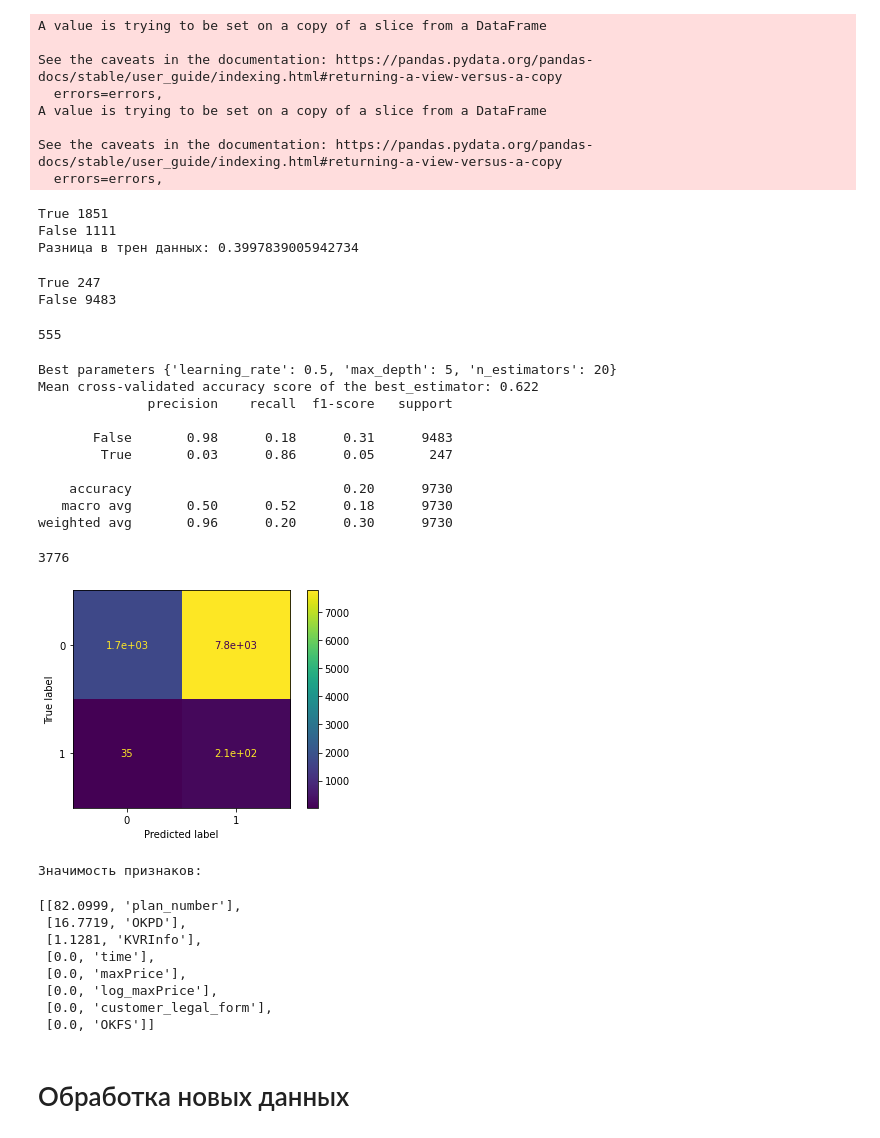
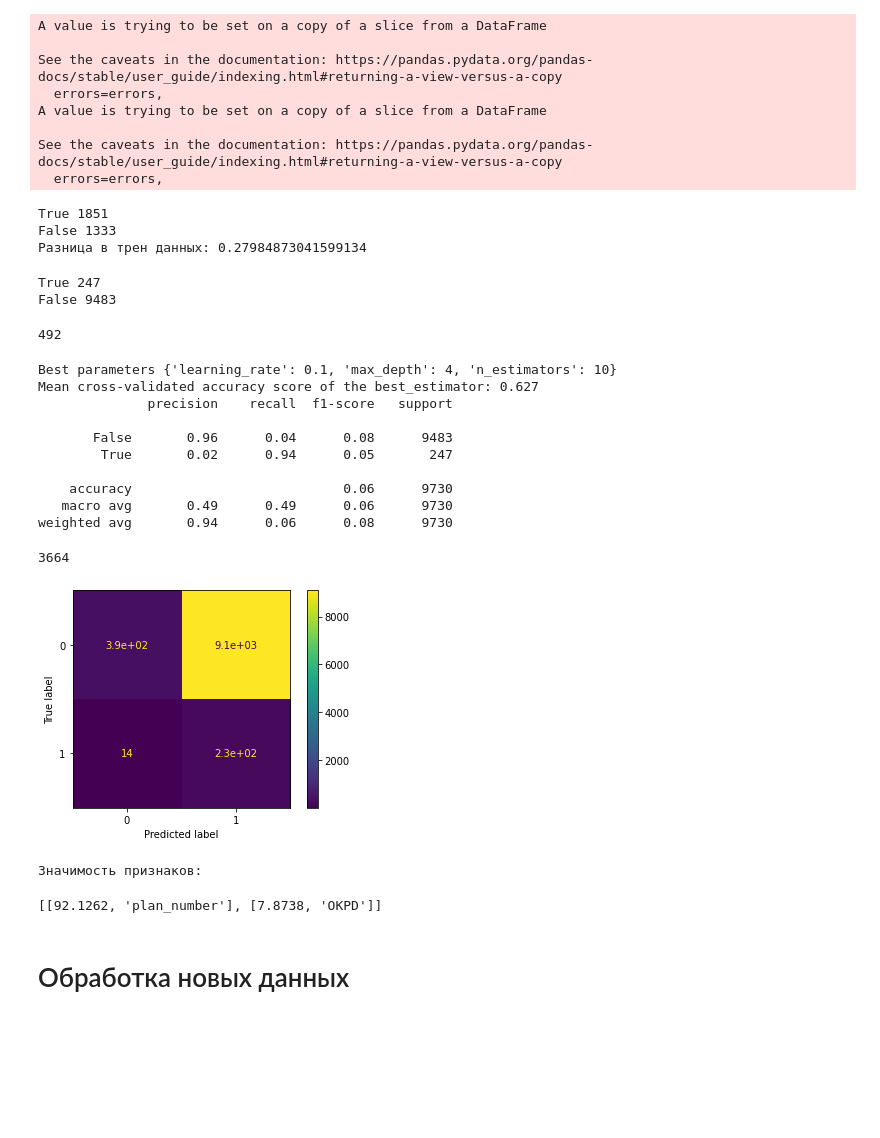
Before and after one commit to danil99152/prediction-of-government-tenders, a Jupyter notebook: auction_prediction.ipynb, the cells around one changed output. Drawn from its saved outputs; the diff is of its cells as text; code cells hidden in the pictures; blank space fills up the shorter version.

```diff
--- a/auction_prediction.ipynb
+++ b/auction_prediction.ipynb
@@ -343,11 +344,8 @@ gc.collect()
 # %%
 cat_var = ['plan_number',
-           'customer_legal_form',
-           'OKFS',
-           'KVRInfo',
            'OKPD']
 # %%
-x = data.drop(['total', 'log_total', 'publicDiscussion'], axis=1)
+x = data.drop(['total', 'log_total', 'publicDiscussion', 'time', 'maxPrice', 'log_maxPrice', 'customer_legal_form', 'OKFS', 'KVRInfo'], axis=1)
 y = data.drop(['plan_number',	'customer_legal_form',	'publicDiscussion',	'total', 'time',	'OKPD',	'log_total', 'OKFS', 'KVRInfo', 'maxPrice', 'log_maxPrice'], axis=1)
 x_train, x_test, y_train, y_test = train_test_split(x, y, test_size=0.2, shuffle = False)
 # %%
@@ -405,7 +403,7 @@ x_train_False = x_train[x_train['positionCanceled']==False]
 y_train_True = y_train[y_train['positionCanceled']==True]
 y_train_False = y_train[y_train['positionCanceled']==False]
 
-percent = 0.4 #% разницы между тренировочными True и False
+percent = 0.28 #% разницы между тренировочными True и False
 droped = round(len(y_train_True)*percent)
 x_train_False.drop(x_train_False[x_train_False.index < droped].index, inplace=True)
 x_train_False = x_train_False.reset_index(drop=True)
@@ -432,8 +430,8 @@ print('False', len(y_train[y_train['positionCanceled'] == False].index))
 print("Разница в трен данных:", 1 - len(y_train[y_train['positionCanceled'] == False].index)/len(y_train[y_train['positionCanceled'] == True].index))
 # %% [output]
 True 1851
-False 1111
-Разница в трен данных: 0.3997839005942734
+False 1333
+Разница в трен данных: 0.27984873041599134
 # %%
 print('True', len(y_test[y_test['positionCanceled'] == True].index))
 print('False', len(y_test[y_test['positionCanceled'] == False].index))
@@ -448,7 +446,7 @@ x_test = x_test.drop(['positionCanceled'], axis=1)
 del x_train_True, x_train_False, y_train_True, y_train_False, x, y
 gc.collect()
 # %% [output]
-555
+492
 # %%
 y_train = LabelEncoder().fit_transform(y_train)
 y_test = LabelEncoder().fit_transform(y_test)
@@ -456,9 +454,9 @@ y_test = LabelEncoder().fit_transform(y_test)
 cat_features = cat_var
 
 parameters = {
-    "n_estimators": [20],
-    "learning_rate": [0.5],
-    "max_depth": [5],
+    "n_estimators": [10],
+    "learning_rate": [0.1],
+    "max_depth": [4],
 }
 
 model_catboost = CatBoostClassifier(
@@ -471,47 +469,47 @@ model_catboost = CatBoostClassifier(
 model_catboost = GridSearchCV(
     model_catboost,
     parameters,
     cv=5,
     scoring='accuracy',
 )
 
 model_catboost.fit(x_train, y_train, eval_set=(x_test, y_test),
              use_best_model=True,
              verbose=False)
 
 print(f'Best parameters {model_catboost.best_params_}')
 print(
     f'Mean cross-validated accuracy score of the best_estimator: ' +
     f'{model_catboost.best_score_:.3f}'
 )
 
 y_pred = model_catboost.predict(x_test)
 print(classification_report(y_test, y_pred, target_names=['False', 'True']))
 
 cm = confusion_matrix(y_test, y_pred, labels=model_catboost.classes_)
 disp = ConfusionMatrixDisplay(confusion_matrix=cm, display_labels=model_catboost.classes_)
 disp.plot()
 
 del y_pred
 gc.collect()
 # %% [output]
-Best parameters {'learning_rate': 0.5, 'max_depth': 5, 'n_estimators': 20}
-Mean cross-validated accuracy score of the best_estimator: 0.622
+Best parameters {'learning_rate': 0.1, 'max_depth': 4, 'n_estimators': 10}
+Mean cross-validated accuracy score of the best_estimator: 0.627
               precision    recall  f1-score   support
 
-       False       0.98      0.18      0.31      9483
-        True       0.03      0.86      0.05       247
+       False       0.96      0.04      0.08      9483
+        True       0.02      0.94      0.05       247
 
-    accuracy                           0.20      9730
-   macro avg       0.50      0.52      0.18      9730
-weighted avg       0.96      0.20      0.30      9730
+    accuracy                           0.06      9730
+   macro avg       0.49      0.49      0.06      9730
+weighted avg       0.94      0.06      0.08      9730
-3776
+3664
-[figure, old version]
+[figure, new version]
 # %%
 #значимость признаков для леса
 importances = model_catboost.best_estimator_.get_feature_importance()
 indices = np.argsort(importances)[::-1]
-col = ['plan_number',	'customer_legal_form', 'OKFS', 'KVRInfo',	'time',	'OKPD', 'maxPrice',	'log_maxPrice']
+col = ['plan_number',	'OKPD']
 ar_f=[]
 for f, idx in enumerate(indices):
     ar_f.append([round(importances[idx],4), col[idx]])
@@ -520,14 +518,7 @@ ar_f.sort(reverse=True)
 ar_f
 # %% [output]
 Значимость признаков:
-[[82.0999, 'plan_number'],
- [16.7719, 'OKPD'],
- [1.1281, 'KVRInfo'],
- [0.0, 'time'],
- [0.0, 'maxPrice'],
- [0.0, 'log_maxPrice'],
- [0.0, 'customer_legal_form'],
- [0.0, 'OKFS']]
+[[92.1262, 'plan_number'], [7.8738, 'OKPD']]
 # %%
 model_catboost.best_estimator_.save_model("/content/drive/MyDrive/Модели-предсказатели завершенности тендеров/auction/catboost(isCanseled)")
 # %% [markdown]
```
Also changed, not shown: parts of 4 cells of this notebook.
